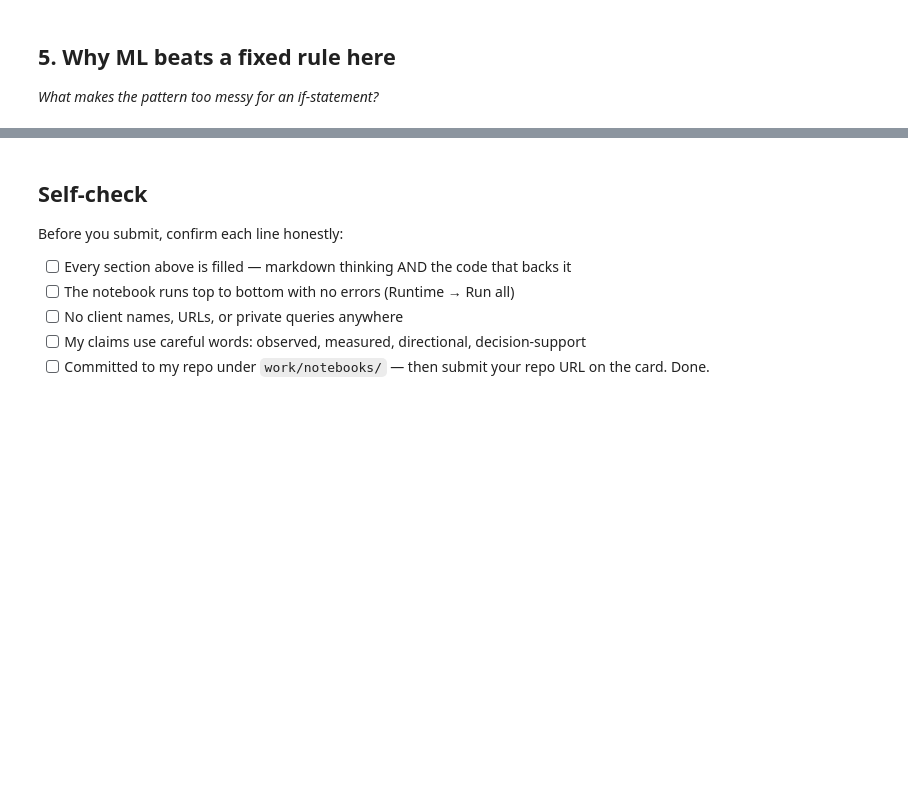
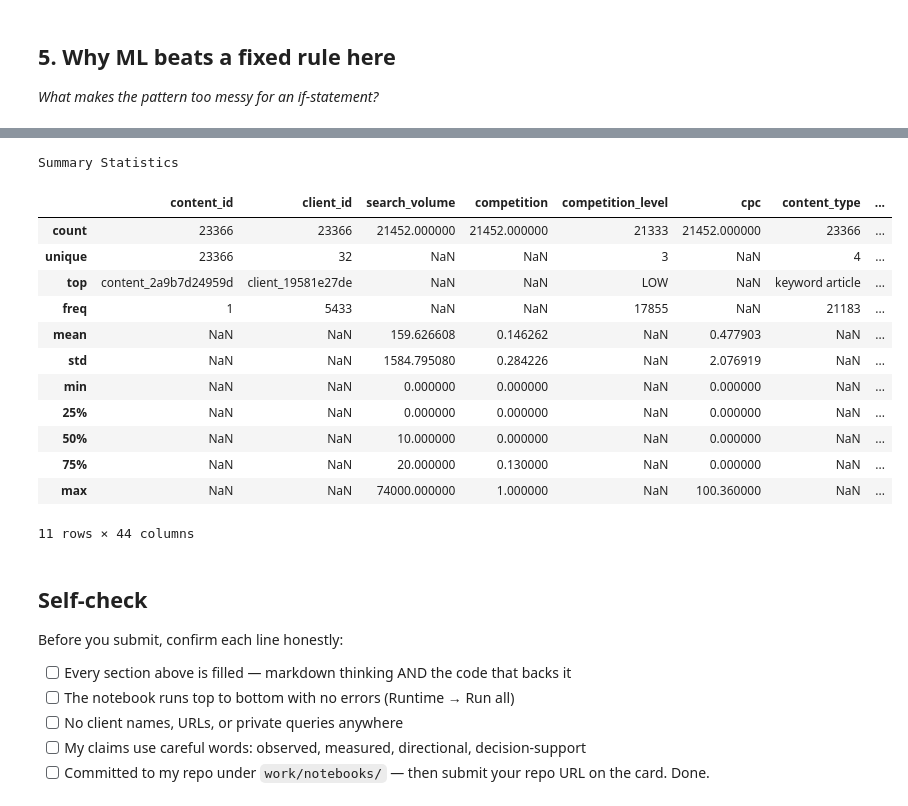
Before and after one commit to AyeshaRiaz66/FlyRank-ML-Internship, a Jupyter notebook: work/notebooks/w02_ml_task_framing.ipynb, the cells around one changed output, grey strips where cells are left out. Saved outputs shown, nothing was run; the diff lists cells and outputs as text; code cells hidden in the pictures; blank space fills up the shorter version.

```diff
--- a/work/notebooks/w02_ml_task_framing.ipynb
+++ b/work/notebooks/w02_ml_task_framing.ipynb
@@ -36,0 +49,16 @@ This skeleton is yours to fill. Work the sections **in order** — each one has
+# %%
+import pandas as pd
+
+# Load dataset
+df = pd.read_csv("content_refresh_anonymized.csv")
+
+print("Dataset Shape:")
+print(df.shape)
+
+print("\nColumns:")
+print(df.columns.tolist())
+
+print("\nFirst Five Rows")
+display(df.head())
+
+print("\nEach row represents one content page (unit of analysis).")
@@ -43,0 +130,18 @@ This skeleton is yours to fill. Work the sections **in order** — each one has
+# %%
+print("Summary Statistics")
+display(df.describe(include="all"))
+# %% [output]
+Summary Statistics
+|  | content_id | client_id | search_volume | competition | competition_level | cpc | content_type | ... |
+| count | 23366 | 23366 | 21452.000000 | 21452.000000 | 21333 | 21452.000000 | 23366 | ... |
+| unique | 23366 | 32 | NaN | NaN | 3 | NaN | 4 | ... |
+| top | content_2a9b7d24959d | client_19581e27de | NaN | NaN | LOW | NaN | keyword article | ... |
+| freq | 1 | 5433 | NaN | NaN | 17855 | NaN | 21183 | ... |
+| mean | NaN | NaN | 159.626608 | 0.146262 | NaN | 0.477903 | NaN | ... |
+| std | NaN | NaN | 1584.795080 | 0.284226 | NaN | 2.076919 | NaN | ... |
+| min | NaN | NaN | 0.000000 | 0.000000 | NaN | 0.000000 | NaN | ... |
+| 25% | NaN | NaN | 0.000000 | 0.000000 | NaN | 0.000000 | NaN | ... |
+| 50% | NaN | NaN | 10.000000 | 0.000000 | NaN | 0.000000 | NaN | ... |
+| 75% | NaN | NaN | 20.000000 | 0.130000 | NaN | 0.000000 | NaN | ... |
+| max | NaN | NaN | 74000.000000 | 1.000000 | NaN | 100.360000 | NaN | ... |
+11 rows × 44 columns
```
Also changed, not shown: parts of 11 cells of this notebook.
